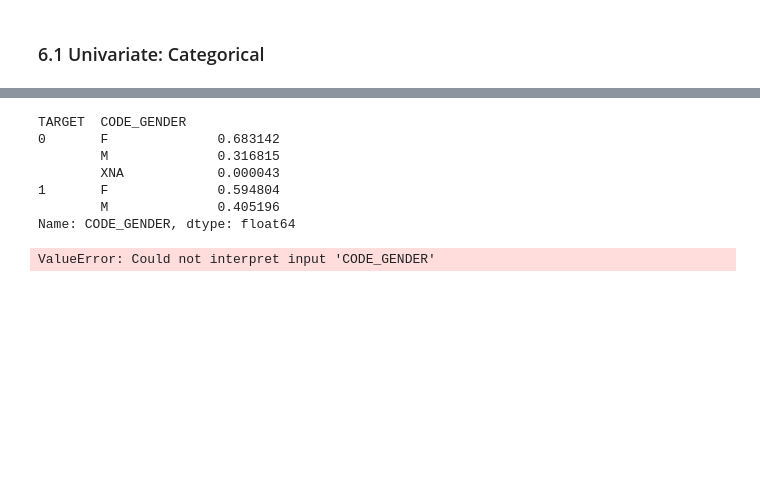
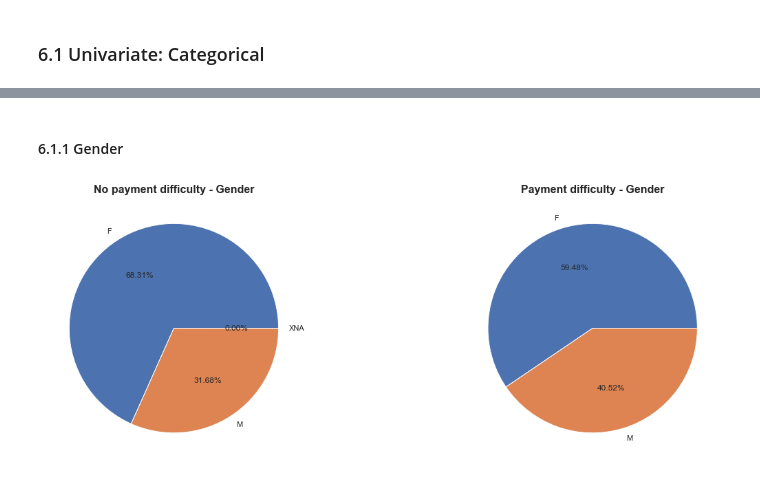
Before and after one commit to kavurisrikanth/risk-analysis-eda, a Jupyter notebook: eda_credit.ipynb, the cells around one changed output, grey strips where cells are left out. Drawn from its saved outputs; the diff is of its cells as text; code cells hidden in the pictures; blank space fills up the shorter version.

Commit message:
10 categorical plots

```diff
--- a/eda_credit.ipynb
+++ b/eda_credit.ipynb
@@ -765,22 +1023,32 @@ all_apps_diff = all_apps[all_apps['TARGET'] == 1]
 no_diff_len = len(all_apps_no_diff)
 diff_len = len(all_apps_diff)
 
-def plot_countplot(col):
-    fig, (ax1, ax2) = plt.subplots(1,2,figsize=(15, 5))
+sns.set_theme(style='darkgrid')
+
+def plot_countplot(col, readable_name):
+    fig, (ax1, ax2) = plt.subplots(1,2,figsize=(20, 6))
+
+    # all_apps_no_diff[col].sort_values()
+    # all_apps_diff[col].sort_values()
+
+    print(set(all_apps_no_diff[col].values))
+    order = sorted(set(all_apps_no_diff[col].values))
 
     plt.subplot(1,2,1)
-    sns.countplot(data=all_apps_no_diff, x=col, ax=ax1)
+    sns.countplot(data=all_apps_no_diff, x=col, ax=ax1, order=order)
     ax1.set_ylabel('Count')
-    plt.title(f'No payment difficulty - {col}')
+    ax1.set_xticklabels(ax1.get_xticklabels(), rotation=30, ha='right')
+    plt.title(f'No payment difficulty - {readable_name}', fontweight='bold', fontsize=16)
 
     # Percentage annotation
     for p in ax1.patches:
         ax1.annotate('{:.1f}%'.format((p.get_height()/no_diff_len)*100), (p.get_x() + 0.1, p.get_height()))
 
     plt.subplot(1,2,2)
-    sns.countplot(data=all_apps_diff, x=col, ax=ax2)
+    sns.countplot(data=all_apps_diff, x=col, ax=ax2, order=order)
     ax2.set_ylabel('Count')
-    plt.title(f'Payment difficulty - {col}')
+    ax2.set_xticklabels(ax2.get_xticklabels(), rotation=30, ha='right')
+    plt.title(f'Payment difficulty - {readable_name}', fontweight='bold', fontsize=16)
 
     # Percentage annotation
     for p in ax2.patches:
@@ -798,15 +1058,27 @@ genders = all_apps_grouped['CODE_GENDER'].value_counts(normalize=True)
-# %%
-genders.head()
-# %% [output]
-TARGET  CODE_GENDER
-0       F              0.683142
-        M              0.316815
-        XNA            0.000043
-1       F              0.594804
-        M              0.405196
-Name: CODE_GENDER, dtype: float64
-# %%
-sns.countplot(x='CODE_GENDER', data=genders)
-plt.show()
-# %% [output]
-ValueError: Could not interpret input 'CODE_GENDER'
+# %%
+def plot_pies(col, readable_name, show_legend=False):
+    fig, (ax1, ax2) = plt.subplots(1,2,figsize=(20, 7))
+
+    # No difficulty
+    plt.subplot(1,2,1)
+    all_apps_no_diff.groupby(col)['TARGET'].count().plot(kind='pie', autopct='%.2f%%')
+    ax1.set_ylabel('')
+    if (show_legend):
+        plt.legend(loc='lower right')
+    plt.title(f'No payment difficulty - {readable_name}', fontweight='bold', fontsize=16)
+
+    #Difficulty
+    plt.subplot(1,2,2)
+    all_apps_diff.groupby(col)['TARGET'].count().plot(kind='pie', autopct='%.2f%%')
+    ax2.set_ylabel('')
+    plt.title(f'Payment difficulty - {readable_name}', fontweight='bold', fontsize=16)
+    if (show_legend):
+        plt.legend(loc='lower right')
+
+    plt.show()
+# %% [markdown]
+#### 6.1.1 Gender
+# %%
+plot_pies('CODE_GENDER', 'Gender')
+# %% [output]
+[figure, added]
```
Also changed, not shown: parts of 100 cells of this notebook, 1 other file.
